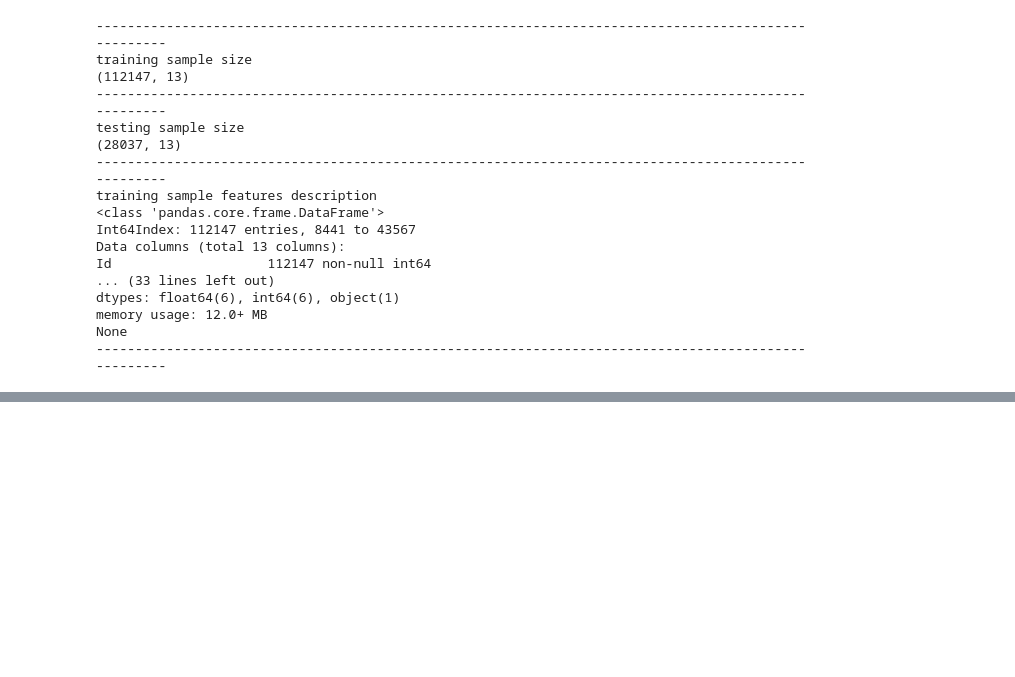
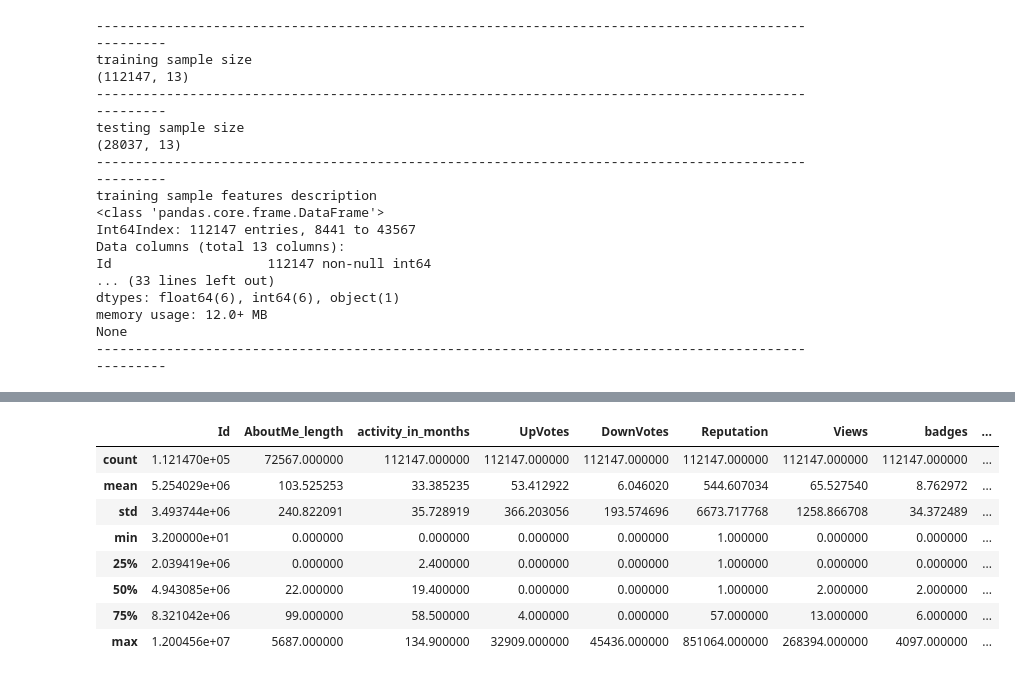
Before and after one commit to zolduoarrati/repos, a Jupyter notebook: Python/Jupyter/EDA/EDA & ML.ipynb, the cells around one changed output, grey strips where cells are left out. Saved outputs shown, nothing was run; the diff lists cells and outputs as text; code cells hidden in the pictures; blank space fills up the shorter version.

```diff
--- a/Python/Jupyter/EDA/EDA & ML.ipynb
+++ b/Python/Jupyter/EDA/EDA & ML.ipynb
@@ -260,0 +264,13 @@ None
+# %%
+# displaying a descriptive stats regarding the training dataframe
+df_train.describe()
+# %% [output]
+|  | Id | AboutMe_length | activity_in_months | UpVotes | DownVotes | Reputation | Views | badges | ... |
+| count | 1.121470e+05 | 72567.000000 | 112147.000000 | 112147.000000 | 112147.000000 | 112147.000000 | 112147.000000 | 112147.000000 | ... |
+| mean | 5.254029e+06 | 103.525253 | 33.385235 | 53.412922 | 6.046020 | 544.607034 | 65.527540 | 8.762972 | ... |
+| std | 3.493744e+06 | 240.822091 | 35.728919 | 366.203056 | 193.574696 | 6673.717768 | 1258.866708 | 34.372489 | ... |
+| min | 3.200000e+01 | 0.000000 | 0.000000 | 0.000000 | 0.000000 | 1.000000 | 0.000000 | 0.000000 | ... |
+| 25% | 2.039419e+06 | 0.000000 | 2.400000 | 0.000000 | 0.000000 | 1.000000 | 0.000000 | 0.000000 | ... |
+| 50% | 4.943085e+06 | 22.000000 | 19.400000 | 0.000000 | 0.000000 | 1.000000 | 2.000000 | 2.000000 | ... |
+| 75% | 8.321042e+06 | 99.000000 | 58.500000 | 4.000000 | 0.000000 | 57.000000 | 13.000000 | 6.000000 | ... |
+| max | 1.200456e+07 | 5687.000000 | 134.900000 | 32909.000000 | 45436.000000 | 851064.000000 | 268394.000000 | 4097.000000 | ... |
```
Also changed, not shown: parts of 27 cells of this notebook.
